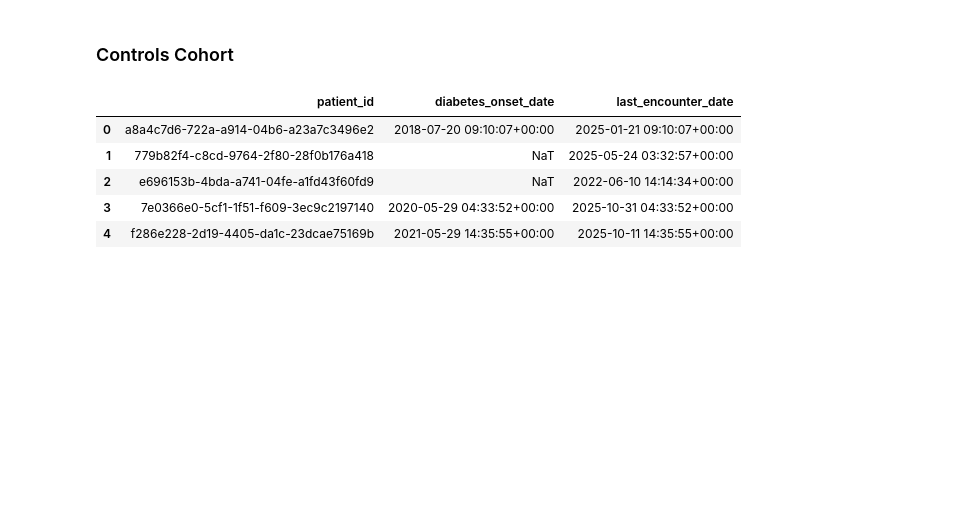
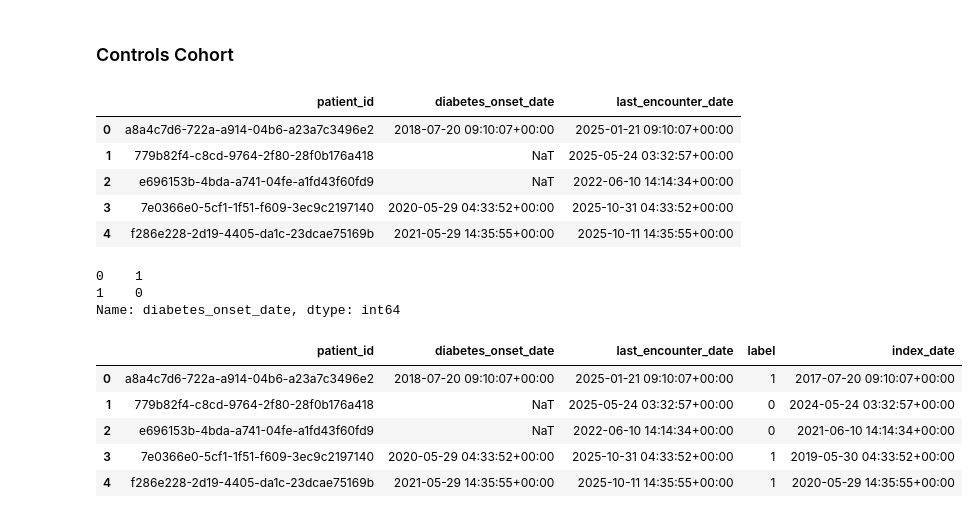
Before and after one commit to DevSSMD/Diabetes_Onset_Prediction_FHIR, a Jupyter notebook: Notebooks_Diabetes_Prediction/02_Data_Cleaning.ipynb, the cells around one changed output. Drawn from its saved outputs; the diff is of its cells as text; code cells hidden in the pictures; blank space fills up the shorter version.

```diff
--- a/Notebooks_Diabetes_Prediction/02_Data_Cleaning.ipynb
+++ b/Notebooks_Diabetes_Prediction/02_Data_Cleaning.ipynb
@@ -621,3 +621,33 @@ df_cohort.head()
 | 2 | e696153b-4bda-a741-04fe-a1fd43f60fd9 | NaT | 2022-06-10 14:14:34+00:00 |
 | 3 | 7e0366e0-5cf1-1f51-f609-3ec9c2197140 | 2020-05-29 04:33:52+00:00 | 2025-10-31 04:33:52+00:00 |
 | 4 | f286e228-2d19-4405-da1c-23dcae75169b | 2021-05-29 14:35:55+00:00 | 2025-10-11 14:35:55+00:00 |
+# %%
+labels = df_cohort['diabetes_onset_date'].notna().astype(int)
+labels.head(2)
+# %% [output]
+0    1
+1    0
+Name: diabetes_onset_date, dtype: int64
+# %%
+# create labels column
+df_cohort['label'] = labels
+
+# index_date will be the date we predict from, either 1 year prior
+# from dm diagnosis for dm patients or
+# 1 year prior to last encounter date for patients
+# who never develop dm
+
+df_cohort['index_date'] = np.where(
+    df_cohort['label'] == 1,
+    df_cohort['diabetes_onset_date'] - pd.Timedelta(days=365),
+    df_cohort['last_encounter_date'] - pd.Timedelta(days=365)
+)
+
+df_cohort.head()
+# %% [output]
+|  | patient_id | diabetes_onset_date | last_encounter_date | label | index_date |
+| 0 | a8a4c7d6-722a-a914-04b6-a23a7c3496e2 | 2018-07-20 09:10:07+00:00 | 2025-01-21 09:10:07+00:00 | 1 | 2017-07-20 09:10:07+00:00 |
+| 1 | 779b82f4-c8cd-9764-2f80-28f0b176a418 | NaT | 2025-05-24 03:32:57+00:00 | 0 | 2024-05-24 03:32:57+00:00 |
+| 2 | e696153b-4bda-a741-04fe-a1fd43f60fd9 | NaT | 2022-06-10 14:14:34+00:00 | 0 | 2021-06-10 14:14:34+00:00 |
+| 3 | 7e0366e0-5cf1-1f51-f609-3ec9c2197140 | 2020-05-29 04:33:52+00:00 | 2025-10-31 04:33:52+00:00 | 1 | 2019-05-30 04:33:52+00:00 |
+| 4 | f286e228-2d19-4405-da1c-23dcae75169b | 2021-05-29 14:35:55+00:00 | 2025-10-11 14:35:55+00:00 | 1 | 2020-05-29 14:35:55+00:00 |
```
Also changed, not shown: parts of 16 cells of this notebook, 3 other files.
